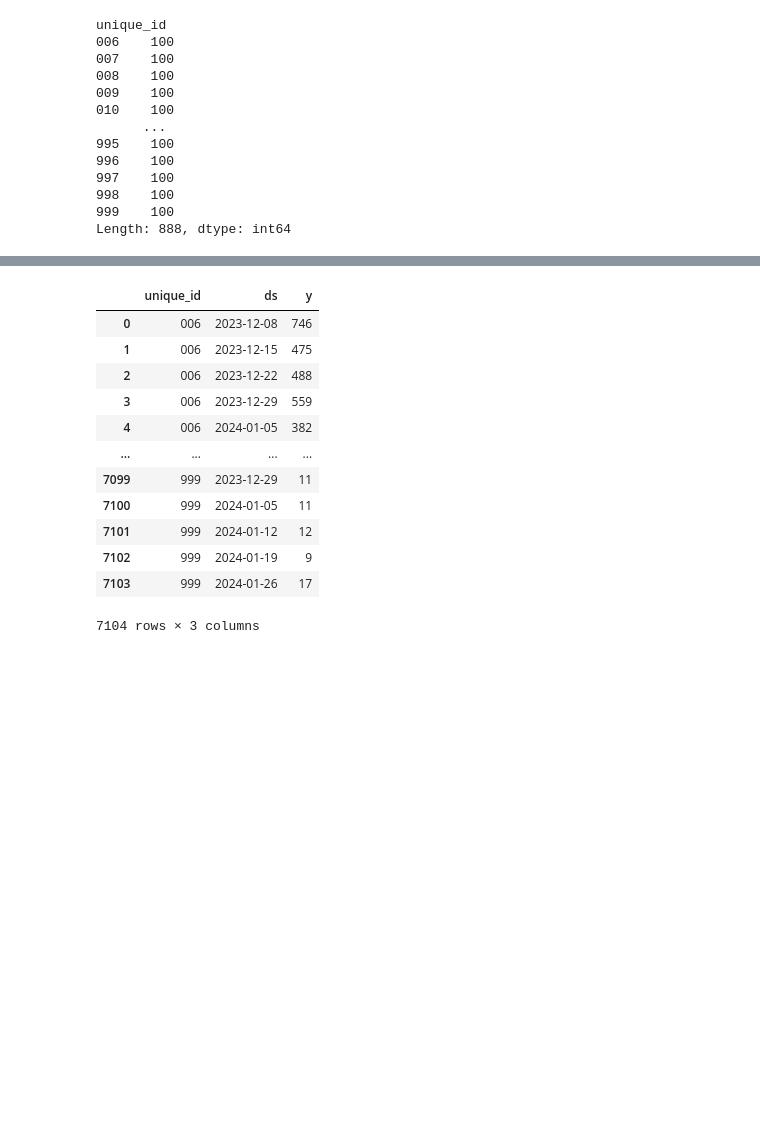
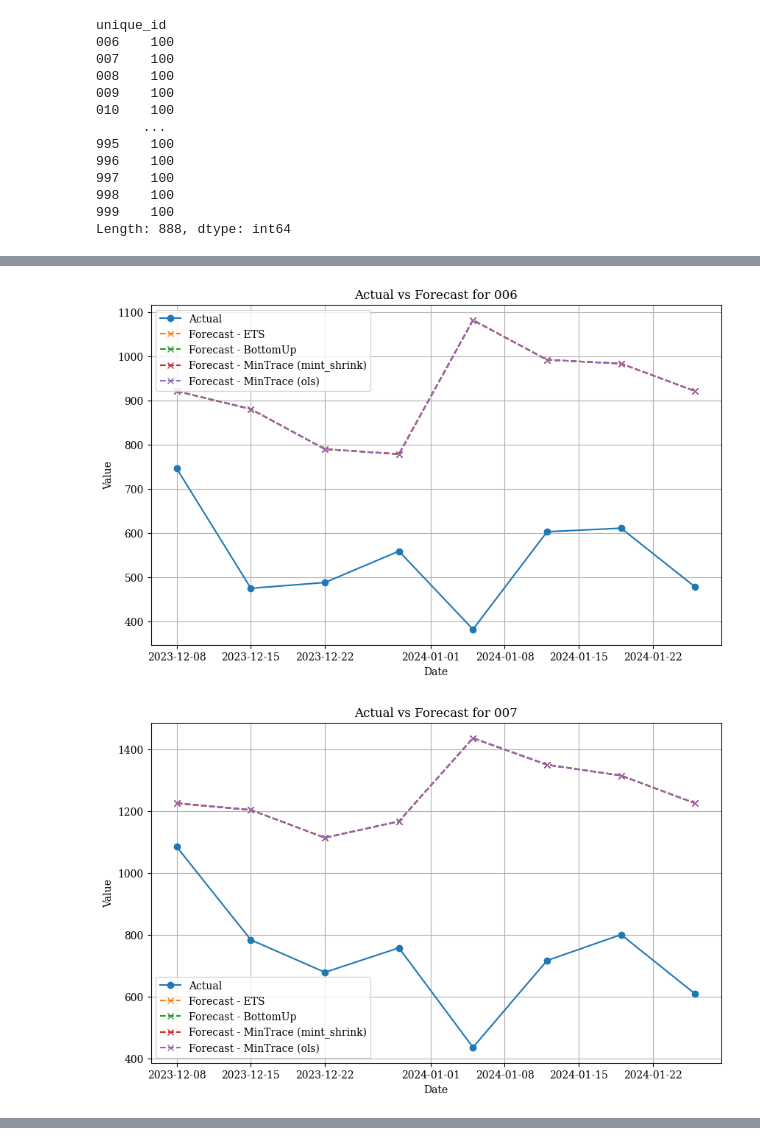
Before and after one commit to iqra-keystone/hierarchicalforecast, a Jupyter notebook: experiments/iqvia_hf.ipynb, the cells around one changed output, grey strips where cells are left out. Cells and saved outputs as stored; diff of their text form; code cells hidden in the pictures; blank space fills up the shorter version.

```diff
--- a/experiments/iqvia_hf.ipynb
+++ b/experiments/iqvia_hf.ipynb
@@ -188,26 +137,33 @@ Y_rec_df
 # %%
-import matplotlib.pyplot as plt
+# Adjust the forecast dates to align with the actual test dates
+# Assuming the forecasts are off by a consistent number of days (e.g., 5 days)
+date_offset = (Y_test_df['ds'].iloc[0] - Y_rec_df['ds'].iloc[0]).days
 
-# Reset the index to make sure we can merge on 'unique_id' and 'ds'
+# Apply the date offset correction to the forecasted dates
+Y_rec_df['ds'] = Y_rec_df['ds'] + pd.Timedelta(days=date_offset)
+
+# Now merge and plot as before
 Y_test_df = Y_test_df.reset_index()
 Y_rec_df = Y_rec_df.reset_index()
 
-# Merge actuals and forecasts
 comparison_df = pd.merge(Y_test_df, Y_rec_df, on=['unique_id', 'ds'])
 
 # Plotting
-for unique_id in comparison_df['unique_id'].unique():
+for unique_id in comparison_df['unique_id'].unique()[:10]:
     data = comparison_df[comparison_df['unique_id'] == unique_id]
 
     plt.figure(figsize=(10, 6))
     plt.plot(data['ds'], data['y'], label='Actual', marker='o')
     plt.plot(data['ds'], data['ETS'], label='Forecast - ETS', linestyle='--', marker='x')
     plt.plot(data['ds'], data['ETS/BottomUp'], label='Forecast - BottomUp', linestyle='--', marker='x')
     plt.plot(data['ds'], data['ETS/MinTrace_method-mint_shrink'], label='Forecast - MinTrace (mint_shrink)', linestyle='--', marker='x')
     plt.plot(data['ds'], data['ETS/MinTrace_method-ols'], label='Forecast - MinTrace (ols)', linestyle='--', marker='x')
     plt.title(f"Actual vs Forecast for {unique_id}")
     plt.xlabel("Date")
     plt.ylabel("Value")
     plt.legend()
     plt.grid(True)
     plt.show()
+# %% [output]
+[figure, added]
+[figure, added]
@@ -214,16 +177,0 @@ for unique_id in comparison_df['unique_id'].unique():
-# %%
-Y_test_df
-# %% [output]
-|  | unique_id | ds | y |
-| 0 | 006 | 2023-12-08 | 746 |
-| 1 | 006 | 2023-12-15 | 475 |
-| 2 | 006 | 2023-12-22 | 488 |
-| 3 | 006 | 2023-12-29 | 559 |
-| 4 | 006 | 2024-01-05 | 382 |
-| ... | ... | ... | ... |
-| 7099 | 999 | 2023-12-29 | 11 |
-| 7100 | 999 | 2024-01-05 | 11 |
-| 7101 | 999 | 2024-01-12 | 12 |
-| 7102 | 999 | 2024-01-19 | 9 |
-| 7103 | 999 | 2024-01-26 | 17 |
-7104 rows × 3 columns
```
Also changed, not shown: parts of 7 cells of this notebook, 1 other file.
